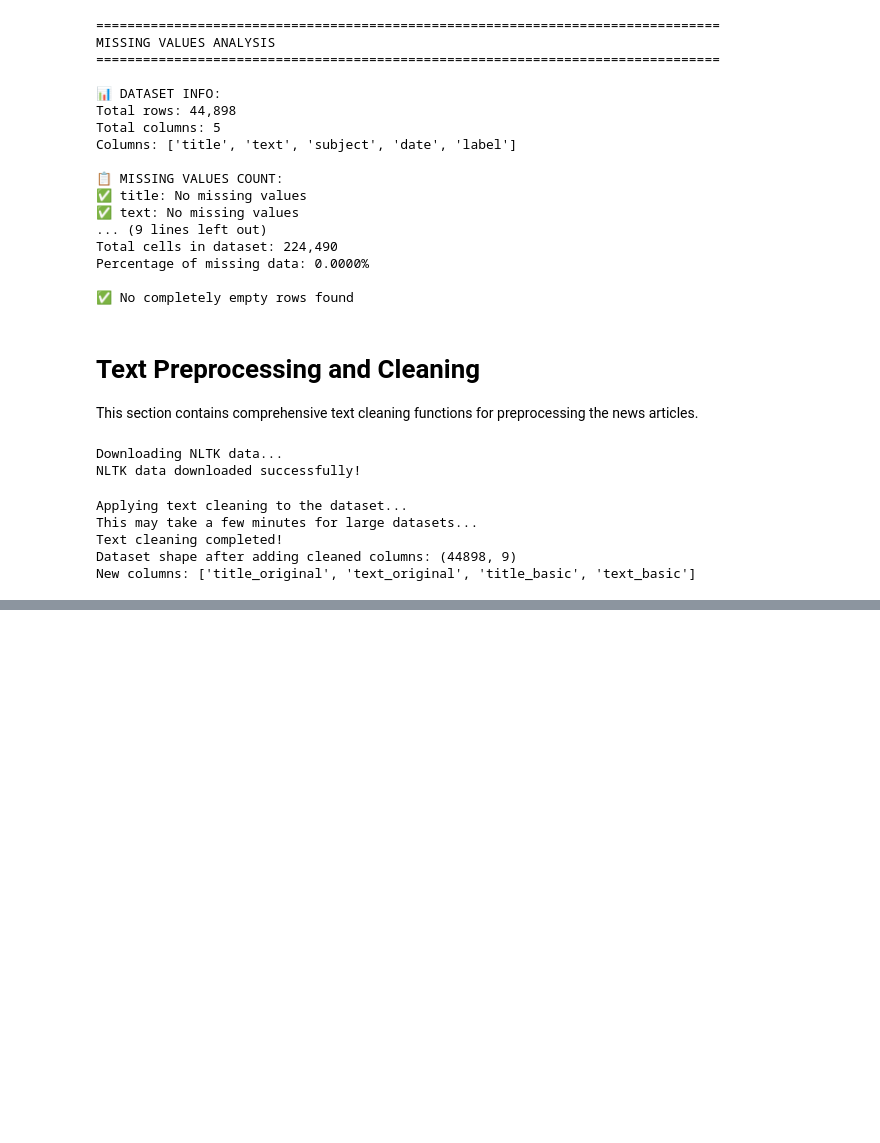
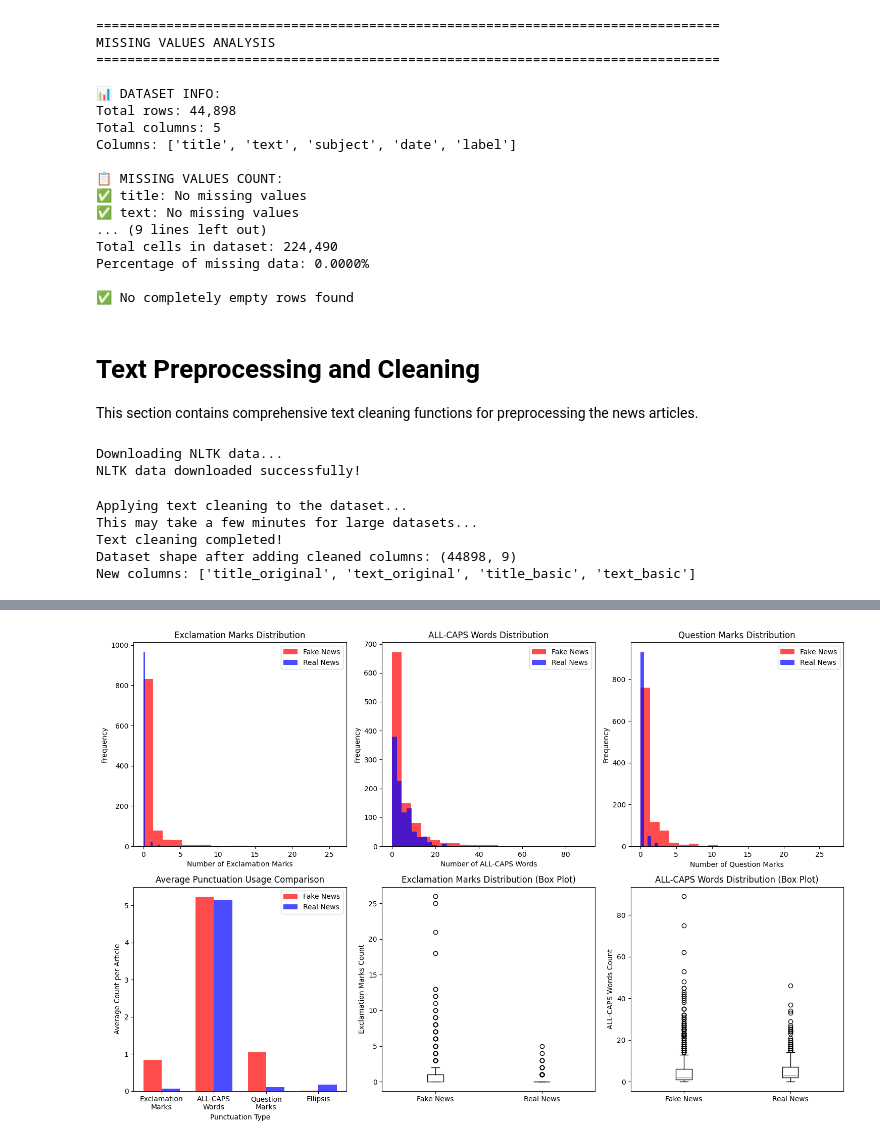
Before and after one commit to krati-2024aiml121/fake-news-group9, a Jupyter notebook: notebooks/01_model1.ipynb, the cells around one changed output, grey strips where cells are left out. Saved outputs shown, nothing was run; the diff lists cells and outputs as text; code cells hidden in the pictures; blank space fills up the shorter version.

```diff
--- a/notebooks/01_model1.ipynb
+++ b/notebooks/01_model1.ipynb
@@ -193,11 +192,6 @@ def clean_text_basic(text):
     text = remove_emails(text)
     text = remove_html_tags(text)
 
-
-    # Remove special characters but keep apostrophes
-    text = remove_special_characters(text, keep_apostrophes=True)
-
-
     return text
 # %%
 # Apply text cleaning to the dataset
@@ -322,0 +399,75 @@ def clean_text_advanced(text, remove_stops=True, use_lemmatization=True):
+# %%
+# Create visualizations to show the impact
+plt.figure(figsize=(15, 10))
+
+# Plot 1: Exclamation marks distribution
+plt.subplot(2, 3, 1)
+plt.hist(fake_patterns['exclamation'], bins=20, alpha=0.7, label='Fake News', color='red')
+plt.hist(real_patterns['exclamation'], bins=20, alpha=0.7, label='Real News', color='blue')
+plt.xlabel('Number of Exclamation Marks')
+plt.ylabel('Frequency')
+plt.title('Exclamation Marks Distribution')
+plt.legend()
+
+# Plot 2: ALL-CAPS words distribution
+plt.subplot(2, 3, 2)
+plt.hist(fake_patterns['caps_words'], bins=20, alpha=0.7, label='Fake News', color='red')
+plt.hist(real_patterns['caps_words'], bins=20, alpha=0.7, label='Real News', color='blue')
+plt.xlabel('Number of ALL-CAPS Words')
+plt.ylabel('Frequency')
+plt.title('ALL-CAPS Words Distribution')
+plt.legend()
+
+# Plot 3: Question marks distribution
+plt.subplot(2, 3, 3)
+plt.hist(fake_patterns['question'], bins=20, alpha=0.7, label='Fake News', color='red')
+plt.hist(real_patterns['question'], bins=20, alpha=0.7, label='Real News', color='blue')
+plt.xlabel('Number of Question Marks')
+plt.ylabel('Frequency')
+plt.title('Question Marks Distribution')
+plt.legend()
+
+# Plot 4: Average comparison
+plt.subplot(2, 3, 4)
+metrics = ['Exclamation\nMarks', 'ALL-CAPS\nWords', 'Question\nMarks', 'Ellipsis']
+fake_avgs = [np.mean(fake_patterns['exclamation']), np.mean(fake_patterns['caps_words']),
+             np.mean(fake_patterns['question']), np.mean(fake_patterns['ellipsis'])]
+real_avgs = [np.mean(real_patterns['exclamation']), np.mean(real_patterns['caps_words']),
+             np.mean(real_patterns['question']), np.mean(real_patterns['ellipsis'])]
+
+x = np.arange(len(metrics))
+width = 0.35
+
+plt.bar(x - width/2, fake_avgs, width, label='Fake News', color='red', alpha=0.7)
+plt.bar(x + width/2, real_avgs, width, label='Real News', color='blue', alpha=0.7)
+plt.xlabel('Punctuation Type')
+plt.ylabel('Average Count per Article')
+plt.title('Average Punctuation Usage Comparison')
+plt.xticks(x, metrics)
+plt.legend()
+
+# Plot 5: Box plot for exclamation marks
+plt.subplot(2, 3, 5)
+data_to_plot = [fake_patterns['exclamation'], real_patterns['exclamation']]
+plt.boxplot(data_to_plot, labels=['Fake News', 'Real News'])
+plt.ylabel('Exclamation Marks Count')
+plt.title('Exclamation Marks Distribution (Box Plot)')
+
+# Plot 6: Box plot for ALL-CAPS words
+plt.subplot(2, 3, 6)
+data_to_plot = [fake_patterns['caps_words'], real_patterns['caps_words']]
+plt.boxplot(data_to_plot, labels=['Fake News', 'Real News'])
+plt.ylabel('ALL-CAPS Words Count')
+plt.title('ALL-CAPS Words Distribution (Box Plot)')
+
+plt.tight_layout()
+plt.show()
+
+print("\\n=== VISUALIZATION INSIGHTS ===")
+print("📊 The charts clearly show that fake news articles contain significantly more:")
+print("   • Exclamation marks (indicating emotional manipulation)")
+print("   • ALL-CAPS words (indicating sensationalism)")
+print("   • Dramatic punctuation overall")
+print("\\n🎯 This proves that punctuation carries important signal for detecting fake news!")
+# %% [output]
+[figure, added]
```
Also changed, not shown: parts of 39 cells of this notebook, 1 other file.
